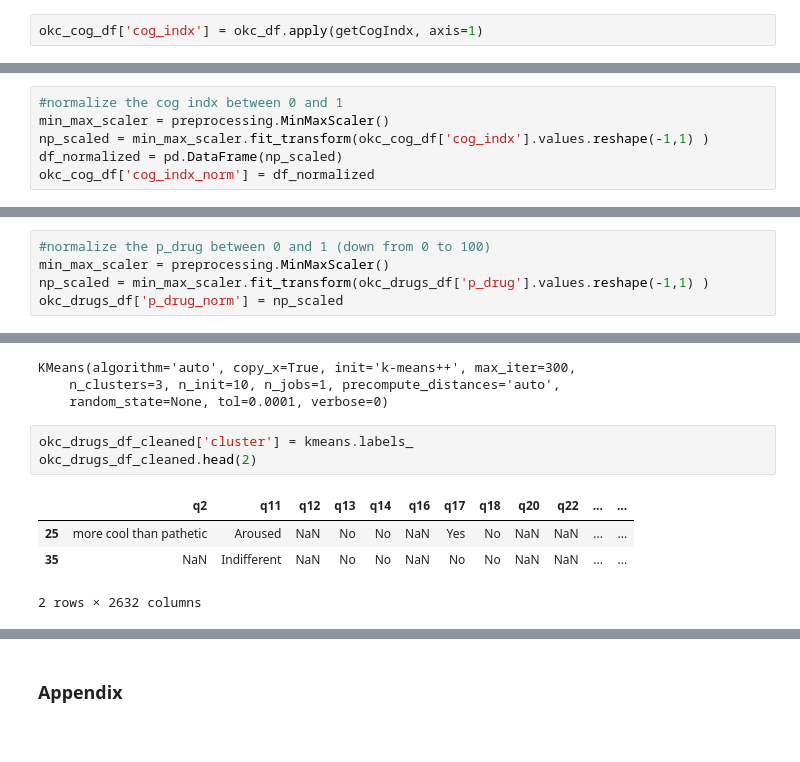
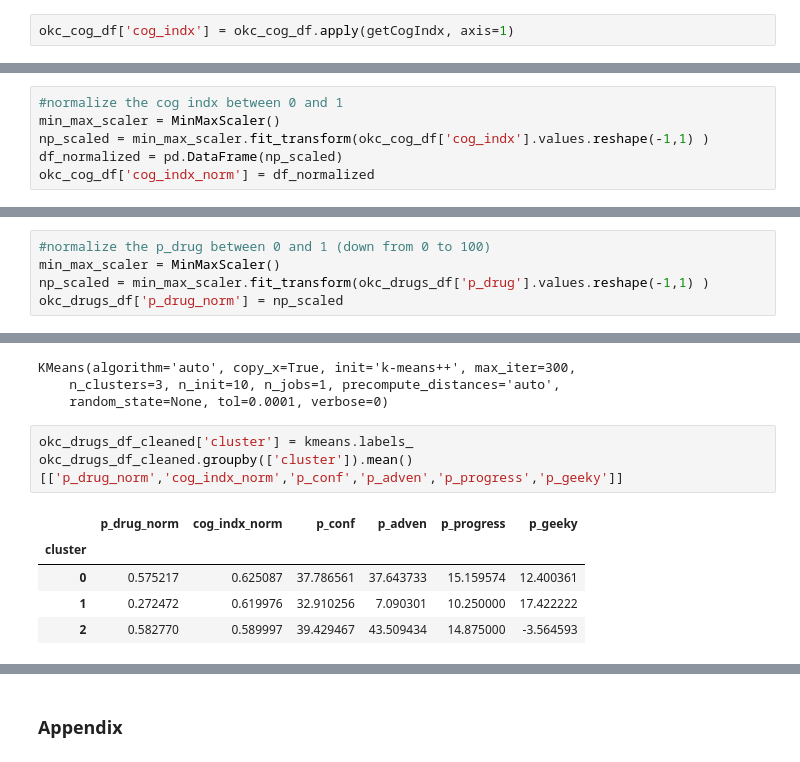
Before and after one commit to DanLearningPython/okc_analysis, a Jupyter notebook: OKC - Exploratory Analysis.ipynb, the cells around one changed output, grey strips where cells are left out. Saved outputs shown, nothing was run; the diff lists cells and outputs as text.

Commit message:
adds analysis, cleans up notebook

```diff
--- a/OKC - Exploratory Analysis.ipynb
+++ b/OKC - Exploratory Analysis.ipynb
@@ -117,7 +115,7 @@ def getCogIndx(row):
 # %%
 okc_cog_df = okc_master_df.copy()
 # %%
-okc_cog_df['cog_indx'] = okc_df.apply(getCogIndx, axis=1)
+okc_cog_df['cog_indx'] = okc_cog_df.apply(getCogIndx, axis=1)
 # %%
 okc_cog_df['cog_indx'].describe()
 # %% [output]
@@ -136,7 +134,7 @@ There are definitely issues with this method of cognitive measurement. This meth
 We'll normalize the cog index between 0 and 1 to keep it in line with the other values we are testing against.
 # %%
 #normalize the cog indx between 0 and 1
-min_max_scaler = preprocessing.MinMaxScaler()
+min_max_scaler = MinMaxScaler()
 np_scaled = min_max_scaler.fit_transform(okc_cog_df['cog_indx'].values.reshape(-1,1) )
 df_normalized = pd.DataFrame(np_scaled)
 okc_cog_df['cog_indx_norm'] = df_normalized
@@ -192,7 +201,7 @@ okc_drugs_df.shape
 (4481, 2627)
 # %%
 #normalize the p_drug between 0 and 1 (down from 0 to 100)
-min_max_scaler = preprocessing.MinMaxScaler()
+min_max_scaler = MinMaxScaler()
 np_scaled = min_max_scaler.fit_transform(okc_drugs_df['p_drug'].values.reshape(-1,1) )
 okc_drugs_df['p_drug_norm'] = np_scaled
 # %%
@@ -250,9 +259,10 @@ KMeans(algorithm='auto', copy_x=True, init='k-means++', max_iter=300,
     random_state=None, tol=0.0001, verbose=0)
 # %%
 okc_drugs_df_cleaned['cluster'] = kmeans.labels_
-okc_drugs_df_cleaned.head(2)
+okc_drugs_df_cleaned.groupby(['cluster']).mean()[['p_drug_norm','cog_indx_norm','p_conf','p_adven','p_progress','p_geeky']]
 # %% [output]
-|  | q2 | q11 | q12 | q13 | q14 | q16 | q17 | q18 | q20 | q22 | ... | ... |
-| 25 | more cool than pathetic | Aroused | NaN | No | No | NaN | Yes | No | NaN | NaN | ... | ... |
-| 35 | NaN | Indifferent | NaN | No | No | NaN | No | No | NaN | NaN | ... | ... |
+|  | p_drug_norm | cog_indx_norm | p_conf | p_adven | p_progress | p_geeky |
+| cluster |  |  |  |  |  |  |
+| 0 | 0.575217 | 0.625087 | 37.786561 | 37.643733 | 15.159574 | 12.400361 |
+| 1 | 0.272472 | 0.619976 | 32.910256 | 7.090301 | 10.250000 | 17.422222 |
+| 2 | 0.582770 | 0.589997 | 39.429467 | 43.509434 | 14.875000 | -3.564593 |
-2 rows × 2632 columns
```
Also changed, not shown: parts of 10 cells of this notebook.
